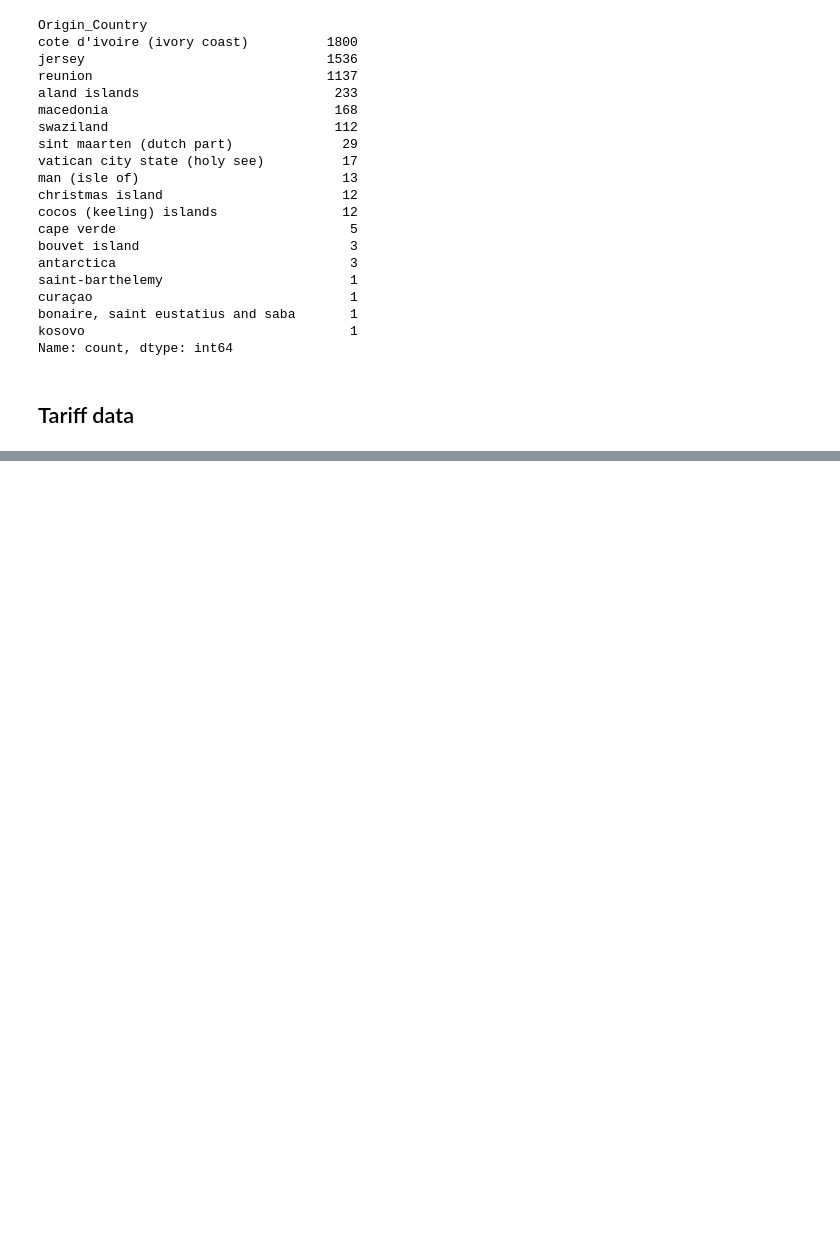
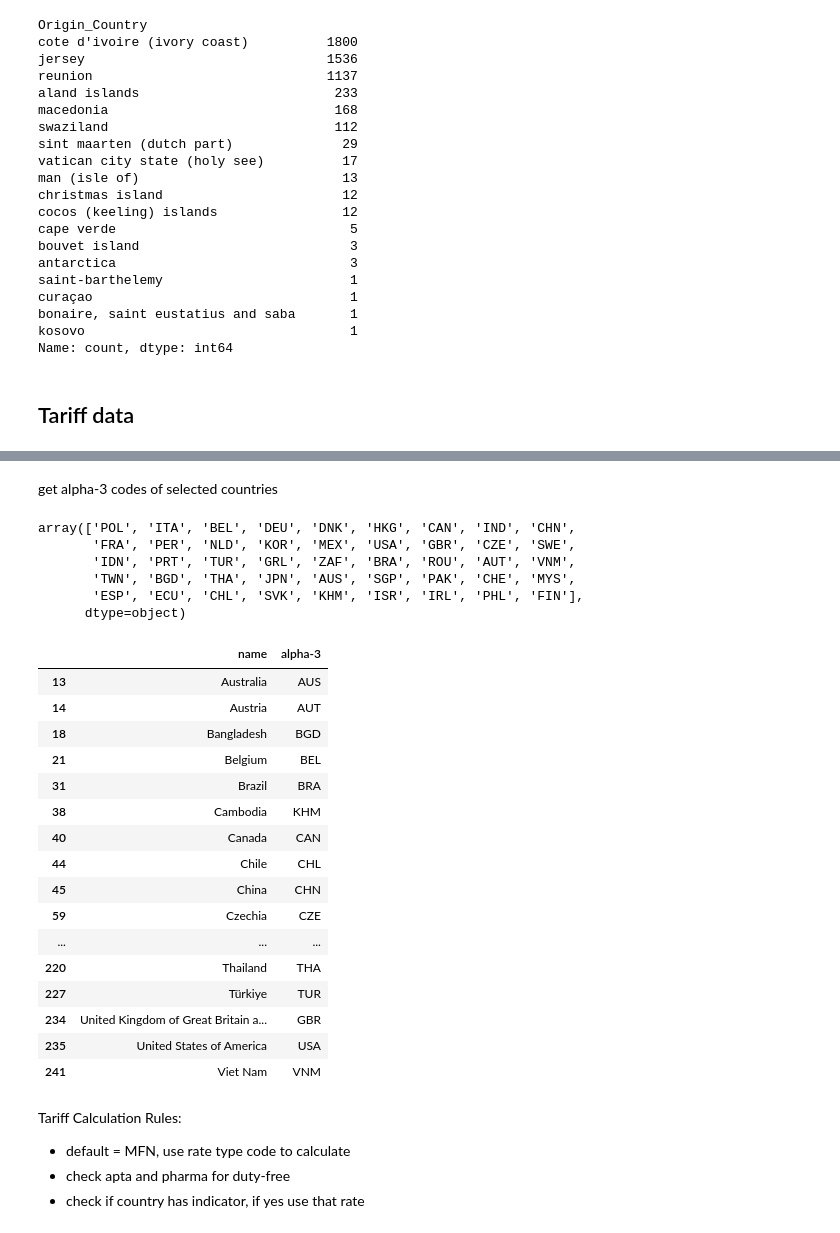
Before and after one commit to jldfernando/MELJS, a Jupyter notebook: notebooks/data cleaning and merging.ipynb, the cells around one changed output, grey strips where cells are left out. Drawn from its saved outputs; the diff is of its cells as text; code cells hidden in the pictures; blank space fills up the shorter version.

```diff
--- a/notebooks/data cleaning and merging.ipynb
+++ b/notebooks/data cleaning and merging.ipynb
@@ -747,0 +1104,33 @@ merged_df3.to_csv('../data/processed_data/merged_df2.csv')
+# %% [markdown]
+get alpha-3 codes of selected countries
+# %%
+selected_alpha3 = merged_df4['alpha-3'].unique()
+# %%
+selected_alpha3
+# %% [output]
+array(['POL', 'ITA', 'BEL', 'DEU', 'DNK', 'HKG', 'CAN', 'IND', 'CHN',
+       'FRA', 'PER', 'NLD', 'KOR', 'MEX', 'USA', 'GBR', 'CZE', 'SWE',
+       'IDN', 'PRT', 'TUR', 'GRL', 'ZAF', 'BRA', 'ROU', 'AUT', 'VNM',
+       'TWN', 'BGD', 'THA', 'JPN', 'AUS', 'SGP', 'PAK', 'CHE', 'MYS',
+       'ESP', 'ECU', 'CHL', 'SVK', 'KHM', 'ISR', 'IRL', 'PHL', 'FIN'],
+      dtype=object)
+# %%
+country_codes[country_codes['alpha-3'].isin(selected_alpha3)]
+# %% [output]
+|  | name | alpha-3 |
+| 13 | Australia | AUS |
+| 14 | Austria | AUT |
+| 18 | Bangladesh | BGD |
+| 21 | Belgium | BEL |
+| 31 | Brazil | BRA |
+| 38 | Cambodia | KHM |
+| 40 | Canada | CAN |
+| 44 | Chile | CHL |
+| 45 | China | CHN |
+| 59 | Czechia | CZE |
+| ... | ... | ... |
+| 220 | Thailand | THA |
+| 227 | Türkiye | TUR |
+| 234 | United Kingdom of Great Britain a... | GBR |
+| 235 | United States of America | USA |
+| 241 | Viet Nam | VNM |
@@ -747,0 +1139,5 @@ merged_df3.to_csv('../data/processed_data/merged_df2.csv')
+# %% [markdown]
+Tariff Calculation Rules:
+- default = MFN, use rate type code to calculate
+- check apta and pharma for duty-free
+- check if country has indicator, if yes use that rate
```
Also changed, not shown: parts of 33 cells of this notebook.
